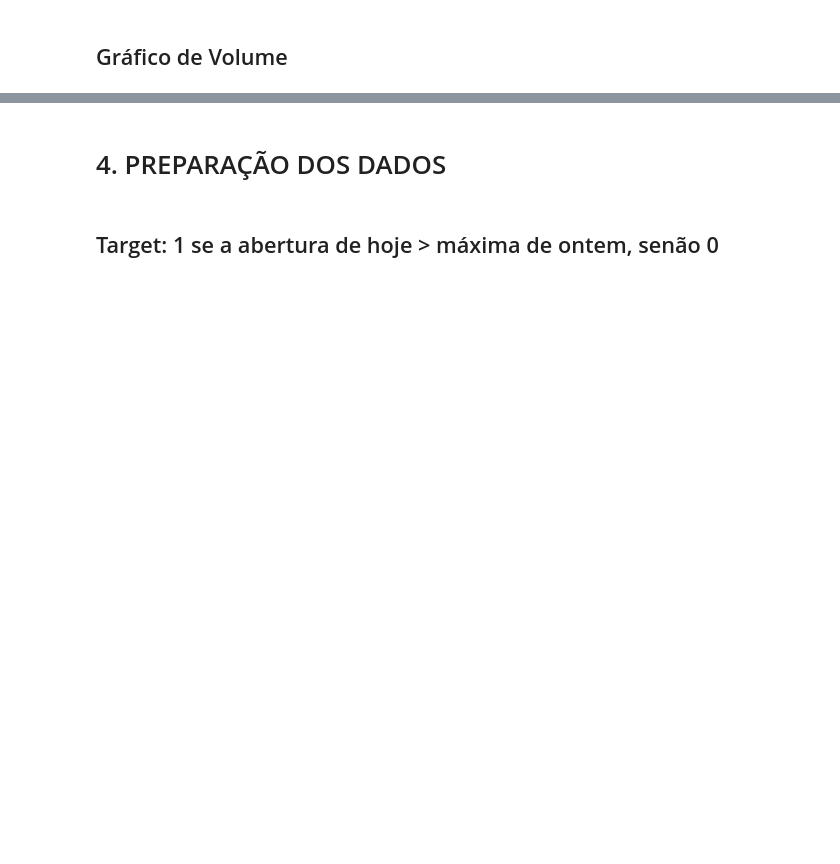
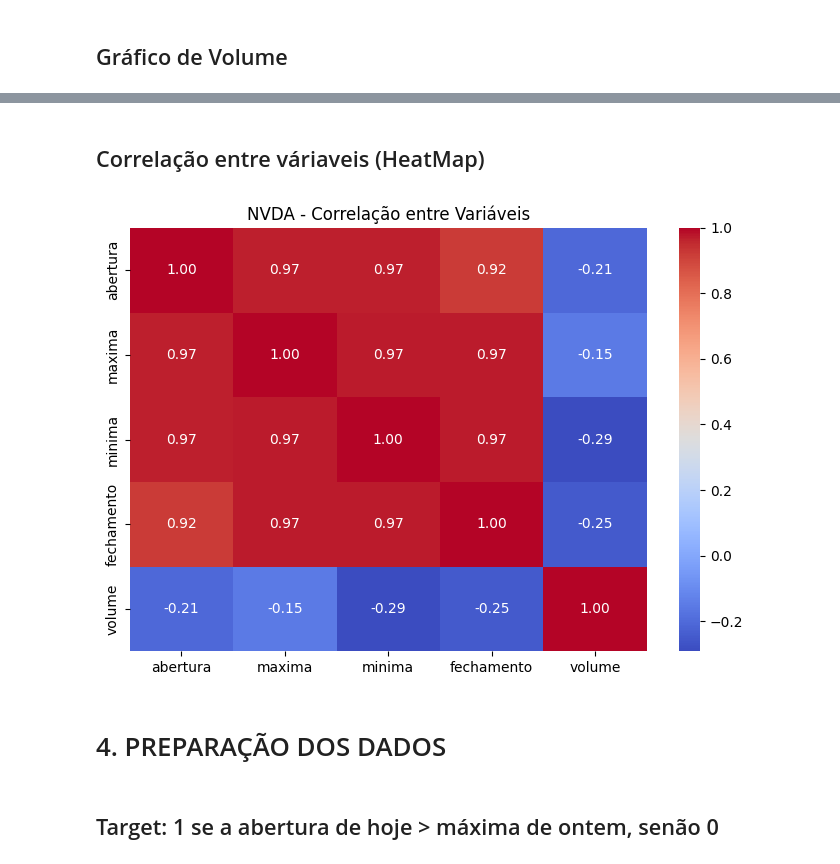
Before and after one commit to clarachence/prova_11_clara_chence, a Jupyter notebook: prova_11_clara_chence.ipynb, the cells around one changed output, grey strips where cells are left out. Saved outputs shown, nothing was run; the diff lists cells and outputs as text; code cells hidden in the pictures; blank space fills up the shorter version.

```diff
--- a/prova_11_clara_chence.ipynb
+++ b/prova_11_clara_chence.ipynb
@@ -119,3 +121,14 @@ plt.show()
+# %% [markdown]
+## Correlação entre váriaveis (HeatMap)
+# %%
+plt.figure(figsize=(7, 5))
+sns.heatmap(df[['abertura', 'maxima', 'minima', 'fechamento', 'volume']].corr(),
+            annot=True, fmt='.2f', cmap='coolwarm')
+plt.title('NVDA - Correlação entre Variáveis')
+plt.tight_layout()
+plt.show()
+# %% [output]
+[figure, added]
 # %% [markdown]
 # 4. PREPARAÇÃO DOS DADOS
 # %% [markdown]
```
Also changed, not shown: parts of 14 cells of this notebook.
